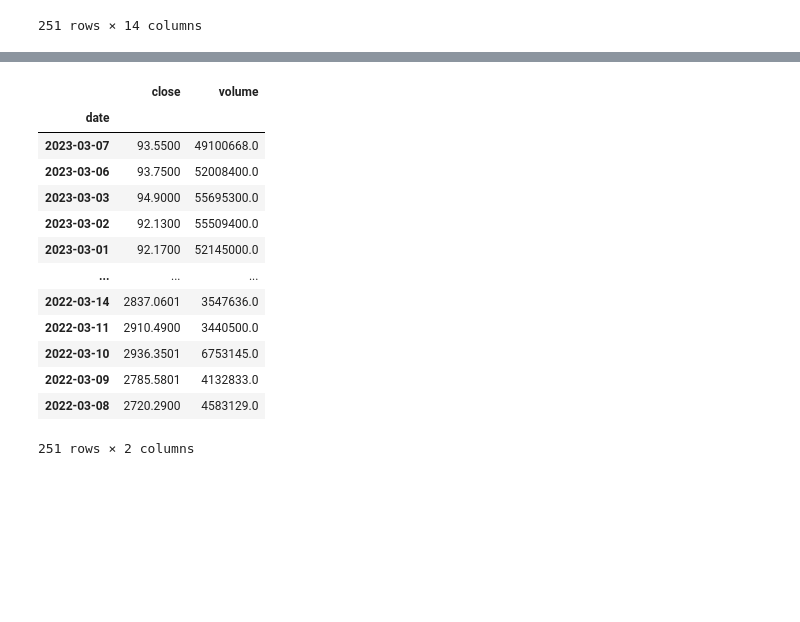
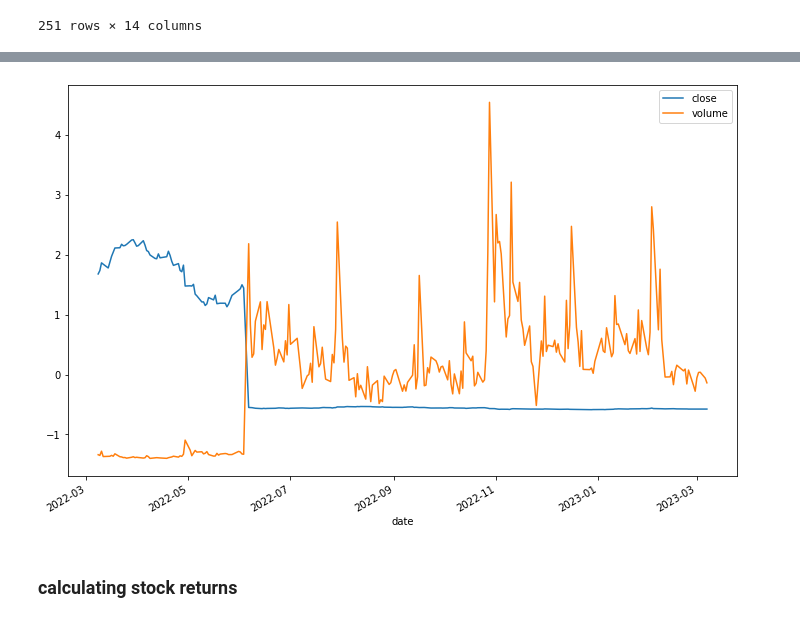
Before and after one commit to rahulakrish/portfolio_builder, a Jupyter notebook: notebook.ipynb, the cells around one changed output, grey strips where cells are left out. Saved outputs shown, nothing was run; the diff lists cells and outputs as text; code cells hidden in the pictures; blank space fills up the shorter version.

```diff
--- a/notebook.ipynb
+++ b/notebook.ipynb
@@ -36,6 +25,12 @@ def enter_ticker(symbol):
     df['date'] = df['date'].astype('datetime64[ns]')
     df.set_index('date',inplace=True)
     return df
+# %%
+def viz(ticker_df):
+    info_df = ticker_df.loc[:,['close','volume']]
+    scaler = StandardScaler()
+    scaled_df = pd.DataFrame(data=scaler.fit_transform(info_df),columns=info_df.columns,index=info_df.index)
+    return scaled_df.plot(figsize=(12,8))
 # %%
 amazon = enter_ticker('AMZN')
 amazon
@@ -89,18 +52,6 @@ amazon['adj_close'].plot()
-# %%
-transform = amazon.loc[:,['close','volume']]
-transform
-# %% [output]
-|  | close | volume |
-| date |  |  |
-| 2023-03-07 | 93.5500 | 49100668.0 |
-| 2023-03-06 | 93.7500 | 52008400.0 |
-| 2023-03-03 | 94.9000 | 55695300.0 |
-| 2023-03-02 | 92.1300 | 55509400.0 |
-| 2023-03-01 | 92.1700 | 52145000.0 |
-| ... | ... | ... |
-| 2022-03-14 | 2837.0601 | 3547636.0 |
-| 2022-03-11 | 2910.4900 | 3440500.0 |
-| 2022-03-10 | 2936.3501 | 6753145.0 |
-| 2022-03-09 | 2785.5801 | 4132833.0 |
-| 2022-03-08 | 2720.2900 | 4583129.0 |
-251 rows × 2 columns
+# %%
+amazon_viz = viz(amazon)
+# %% [output]
+[figure, added]
+# %% [markdown]
+### calculating stock returns
```
Also changed, not shown: parts of 17 cells of this notebook.
